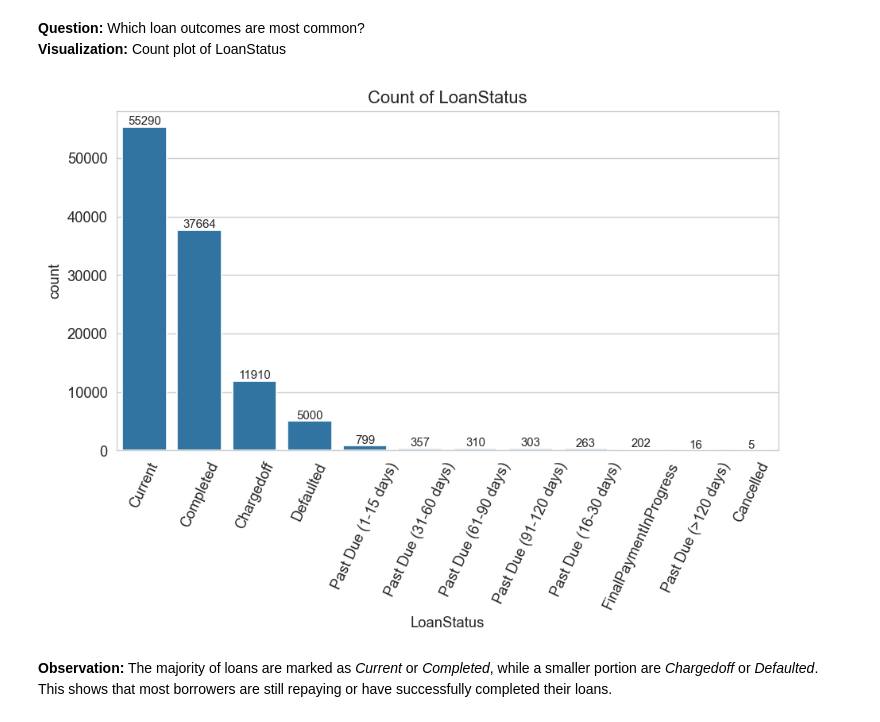
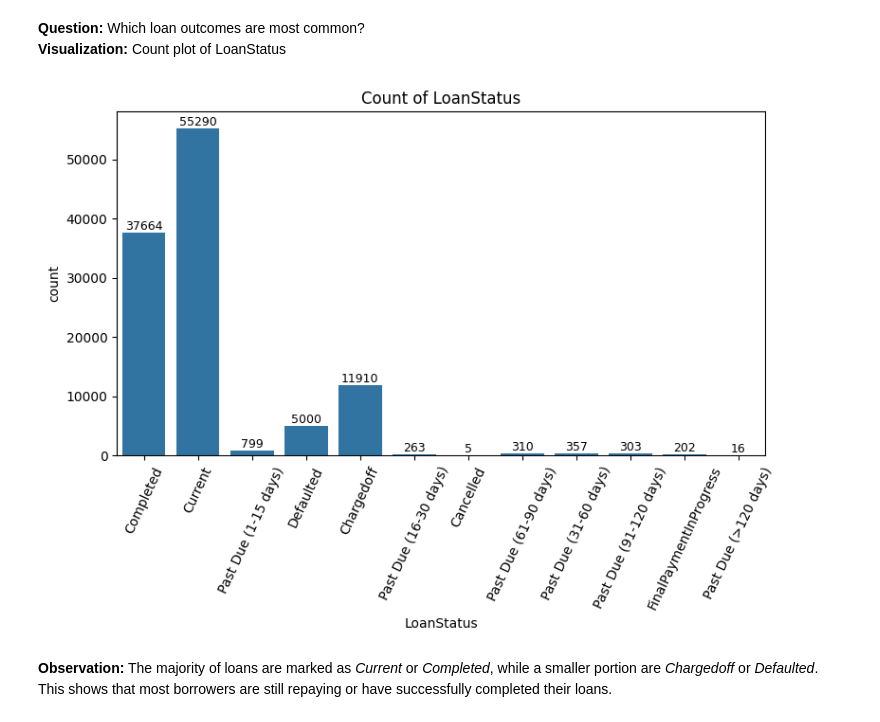
Before and after one commit to MarahSalahat/What-Drives-BorrowerAPR, a Jupyter notebook: Part_I_exploration_template.ipynb, the cells around one changed output. Cells and saved outputs as stored; diff of their text form; code cells hidden in the pictures.

```diff
--- a/Part_I_exploration_template.ipynb
+++ b/Part_I_exploration_template.ipynb
@@ -291,19 +290,19 @@ safe_show()
 # %%
 col = 'LoanStatus'
 plt.figure(figsize=(8,6))
 order = df[col].value_counts().index
-ax = sns.countplot(data=df, x=col, order=order)
+ax = sns.countplot(data=df, x=col)
 ax.set_title('Count of LoanStatus')
 ax.set_xlabel('LoanStatus')
 ax.set_ylabel('count')
 plt.xticks(rotation=65)
 
 for p in ax.patches:
     ax.annotate(int(p.get_height()), (p.get_x()+p.get_width()/2, p.get_height()),
                 ha='center', va='bottom', fontsize=9)
 safe_show()
 # %% [output]
-[figure, old version]
+[figure, new version]
 # %% [markdown]
 **Observation:** The majority of loans are marked as *Current* or *Completed*, while a smaller portion are *Chargedoff* or *Defaulted*. This shows that most borrowers are still repaying or have successfully completed their loans.
 # %% [markdown]
```
Also changed, not shown: parts of 15 cells of this notebook, 1 other file.
